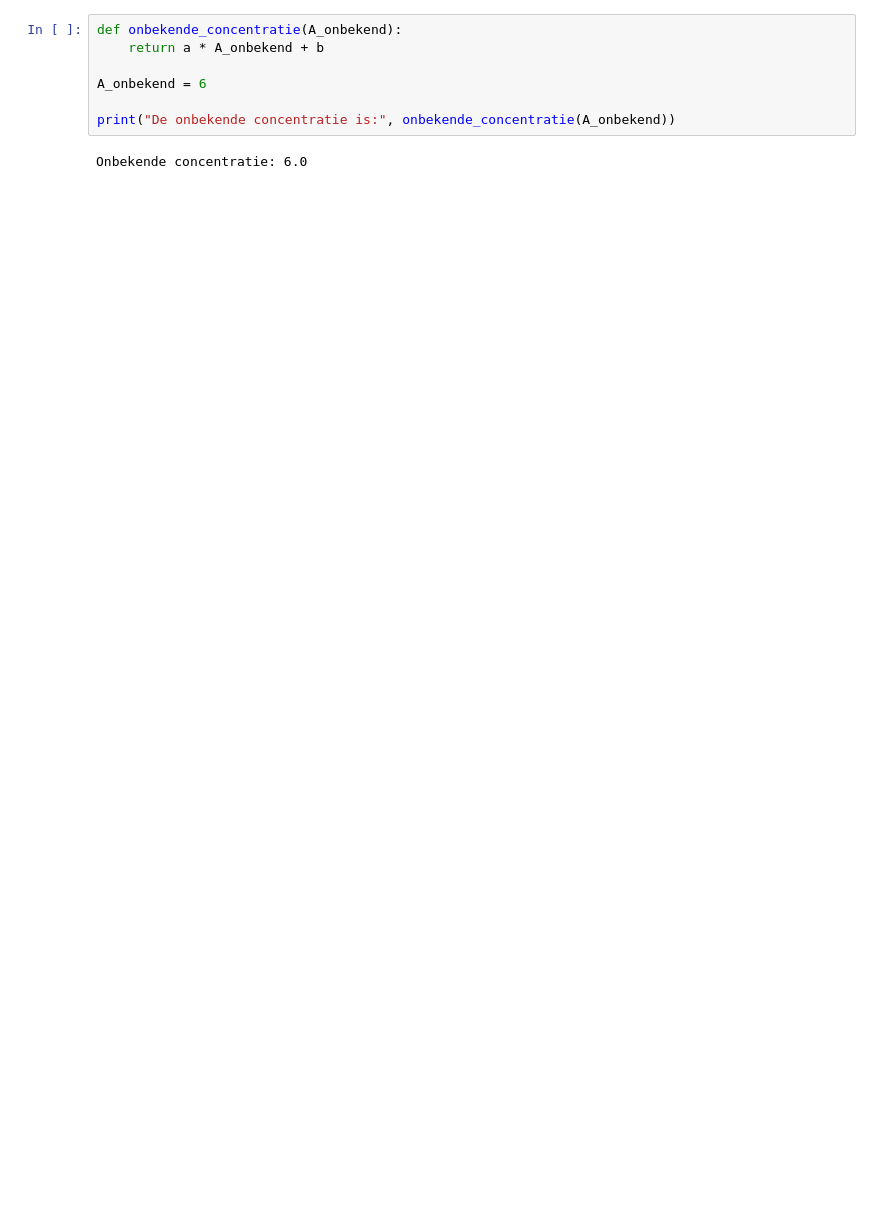
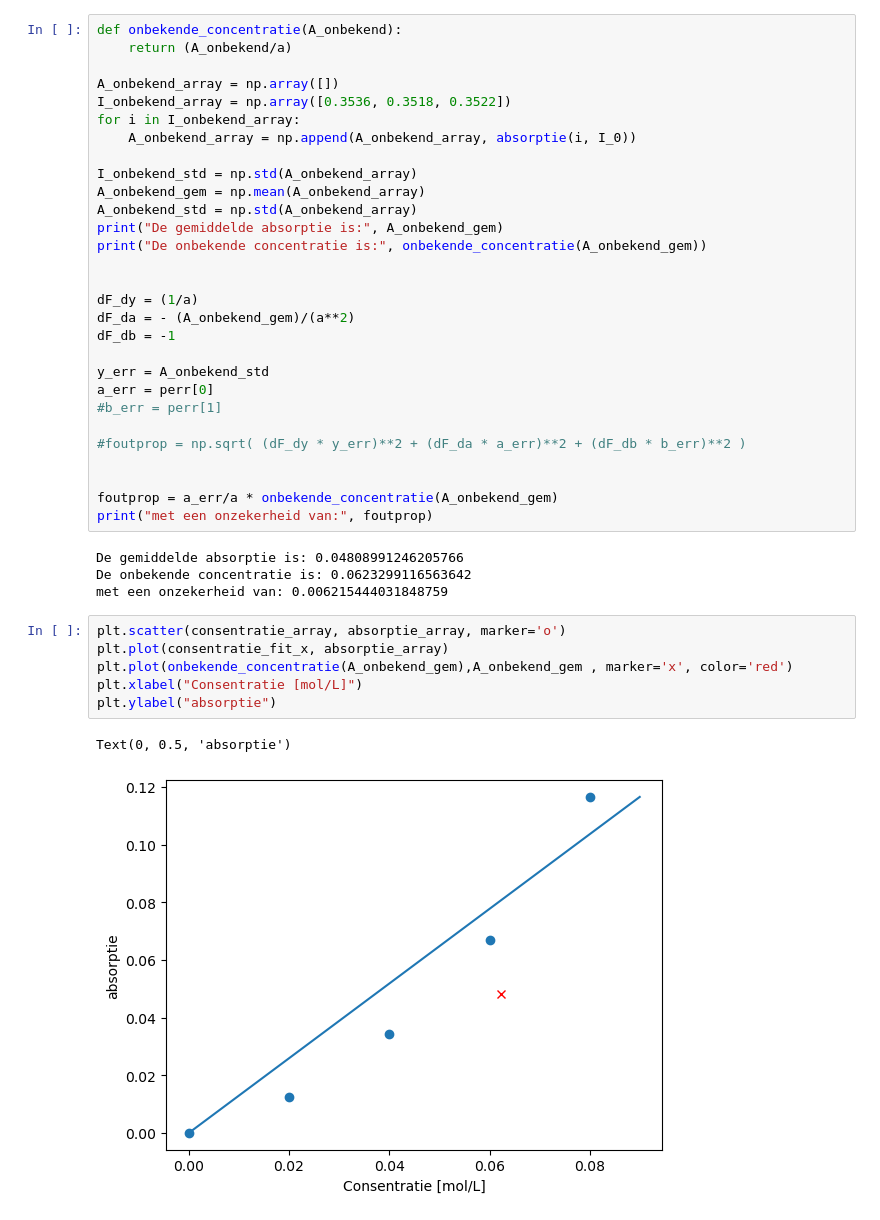
Before and after one commit to Finn-HvA/spectroscoop, a Jupyter notebook: Absorptie.ipynb, the cells around one changed output. Saved outputs shown, nothing was run; the diff lists cells and outputs as text; blank space fills up the shorter version.

```diff
--- a/Absorptie.ipynb
+++ b/Absorptie.ipynb
@@ -246,9 +265,42 @@ Text(0, 0.5, 'Concentratie [mg/L]')
 # %%
 def onbekende_concentratie(A_onbekend):
-    return a * A_onbekend + b
+    return (A_onbekend/a)
 
-A_onbekend = 6
+A_onbekend_array = np.array([])
+I_onbekend_array = np.array([0.3536, 0.3518, 0.3522])
+for i in I_onbekend_array:
+    A_onbekend_array = np.append(A_onbekend_array, absorptie(i, I_0))
 
-print("De onbekende concentratie is:", onbekende_concentratie(A_onbekend))
+I_onbekend_std = np.std(A_onbekend_array)
+A_onbekend_gem = np.mean(A_onbekend_array)
+A_onbekend_std = np.std(A_onbekend_array)
+print("De gemiddelde absorptie is:", A_onbekend_gem)
+print("De onbekende concentratie is:", onbekende_concentratie(A_onbekend_gem))
+
+
+dF_dy = (1/a)
+dF_da = - (A_onbekend_gem)/(a**2)
+dF_db = -1
+
+y_err = A_onbekend_std
+a_err = perr[0]
+#b_err = perr[1]
+
+#foutprop = np.sqrt( (dF_dy * y_err)**2 + (dF_da * a_err)**2 + (dF_db * b_err)**2 )
+
+
+foutprop = a_err/a * onbekende_concentratie(A_onbekend_gem)
+print("met een onzekerheid van:", foutprop)
 # %% [output]
-Onbekende concentratie: 6.0
+De gemiddelde absorptie is: 0.04808991246205766
+De onbekende concentratie is: 0.0623299116563642
+met een onzekerheid van: 0.006215444031848759
+# %%
+plt.scatter(consentratie_array, absorptie_array, marker='o')
+plt.plot(consentratie_fit_x, absorptie_array)
+plt.plot(onbekende_concentratie(A_onbekend_gem),A_onbekend_gem , marker='x', color='red')
+plt.xlabel("Consentratie [mol/L]")
+plt.ylabel("absorptie")
+# %% [output]
+Text(0, 0.5, 'absorptie')
+[figure, added]
```
Also changed, not shown: parts of 7 cells of this notebook.
